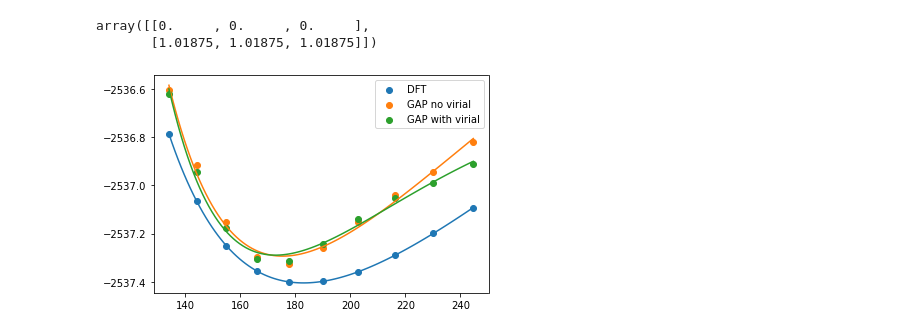
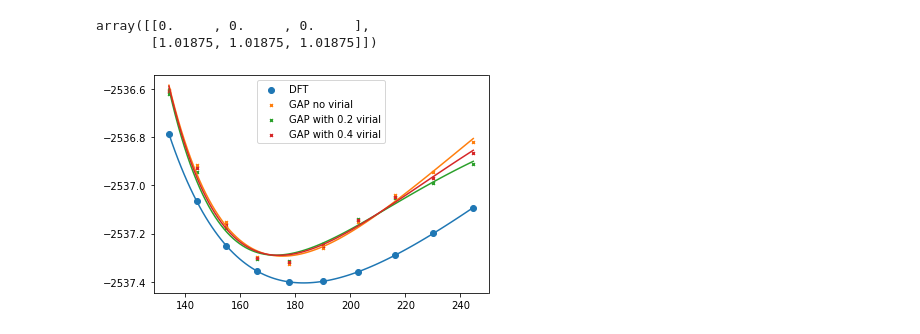
Before and after one commit to MorrowChem/Ge_analysis_local, a Jupyter notebook: diamond-Evol.ipynb, the cells around one changed output. Cells and saved outputs as stored; diff of their text form; code cells hidden in the pictures.

```diff
--- a/diamond-Evol.ipynb
+++ b/diamond-Evol.ipynb
@@ -23,5 +24,5 @@ cell=dia.get_cell()
 # %%
-traj = Trajectory('Ge_v.traj', 'w')
+traj = Trajectory('Ge_ve4.traj', 'w')
 # %%
 ref = Atoms('Ge', cell=[[20,0,0],[0,20,0],[0,0,20]], pbc=1, calculator=pot)
 e0 = ref.get_potential_energy()
@@ -39,6 +40,9 @@ energies_v = [dia.get_potential_energy()/len(dia) for dia in configs_v]
 configs = read('Ge.traj@0:10')
 volumes = [dia.get_volume() for dia in configs]
 energies = [dia.get_potential_energy()/len(dia) for dia in configs]
+configs_ve4 = read('Ge_ve4.traj@0:10')
+volumes_ve4 = [dia.get_volume() for dia in configs_ve4]
+energies_ve4 = [dia.get_potential_energy()/len(dia) for dia in configs_ve4]
 # %%
 eos2 = EquationOfState(volumes, energies, eos='birchmurnaghan')
 v0, e0, B = eos2.fit()
@@ -51,3 +55,8 @@ v0, e0, B = eos3.fit()
 eos3.plot(ax=axs, show=True)
 # %% [output]
 <matplotlib.axes._subplots.AxesSubplot at 0x...>
+# %%
+
+eos4 = EquationOfState(volumes_ve4, energies_ve4, eos='birchmurnaghan')
+v0, e0, B = eos4.fit()
+eos4.plot(ax=axs, show=True)
@@ -73,17 +84,20 @@ fig.savefig('/Users/Moji/Documents/Summer20/Ge/Analysis/diamond_EV.png')
 x1,y1 = eos.getplotdata()[4:6]
 x2, y2 = eos2.getplotdata()[4:6]
 x3, y3 = eos3.getplotdata()[4:6]
+x4, y4 = eos4.getplotdata()[4:6]
 # %%
 fig, axs = plt.subplots()
 axs.scatter(DFT_volumes, DFT_energies, label='DFT')
-axs.scatter(volumes, energies, label='GAP no virial')
-axs.scatter(volumes_v, energies_v, label='GAP with virial')
+axs.scatter(volumes, energies, label='GAP no virial', s=8, marker='x')
+axs.scatter(volumes_v, energies_v, label='GAP with 0.2 virial', s=8, marker='x')
+axs.scatter(volumes_ve4, energies_ve4, label='GAP with 0.4 virial', s=8, marker='x')
 axs.plot(x1, y1)
 axs.plot(x2, y2)
 axs.plot(x3,y3)
+axs.plot(x4,y4)
 axs.legend()
 #axs.text(140, -2.029e4 - 3, 'Birch-Murnaghan fit for diamond Ge')
 fig.show()
 fig.savefig('/Users/Moji/Documents/Summer20/Ge/Analysis/diamond_EV.png')
 # %% [output]
-[figure, old version]
+[figure, new version]
```
Also changed, not shown: parts of 3 cells of this notebook, 10 other files.
